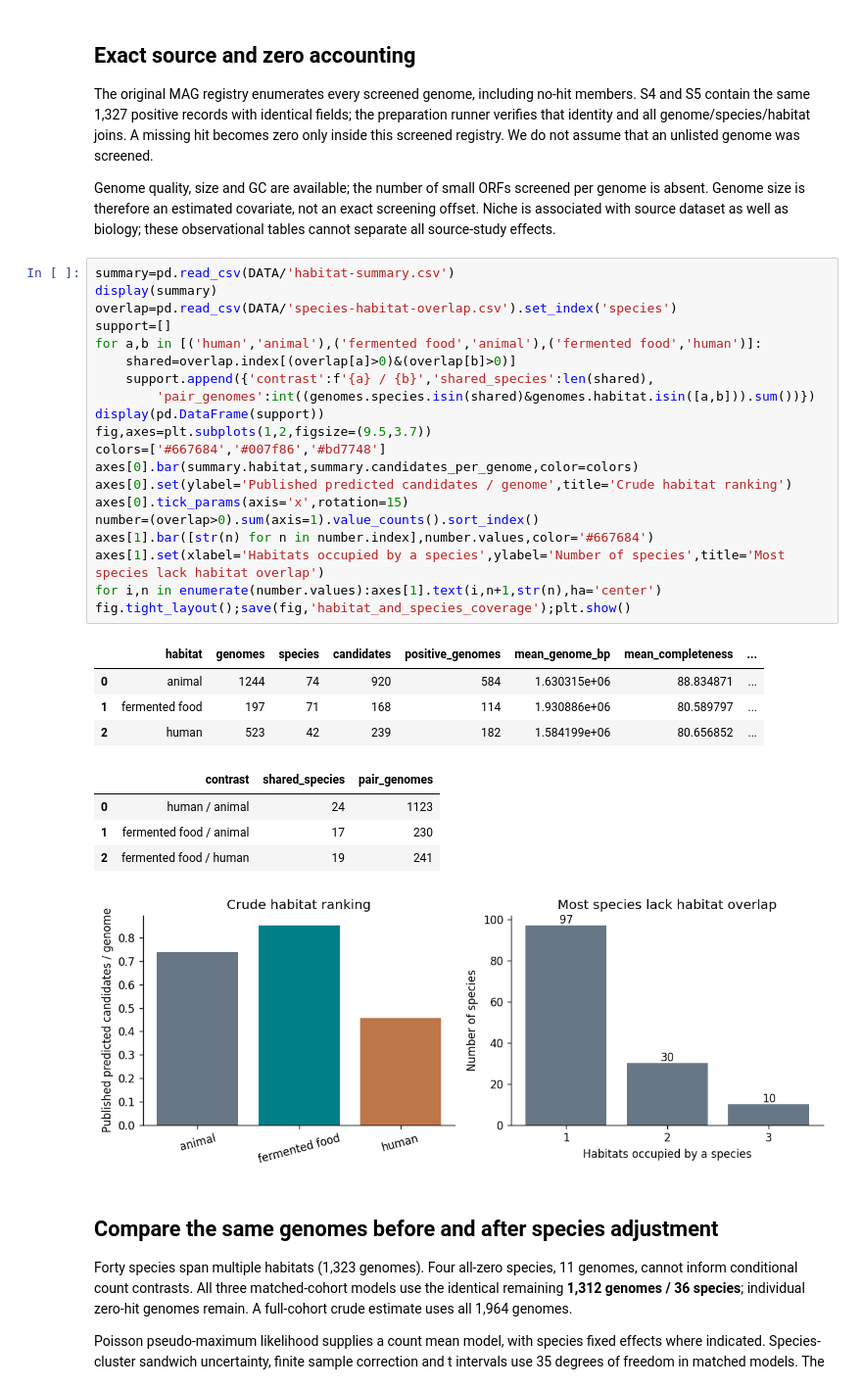
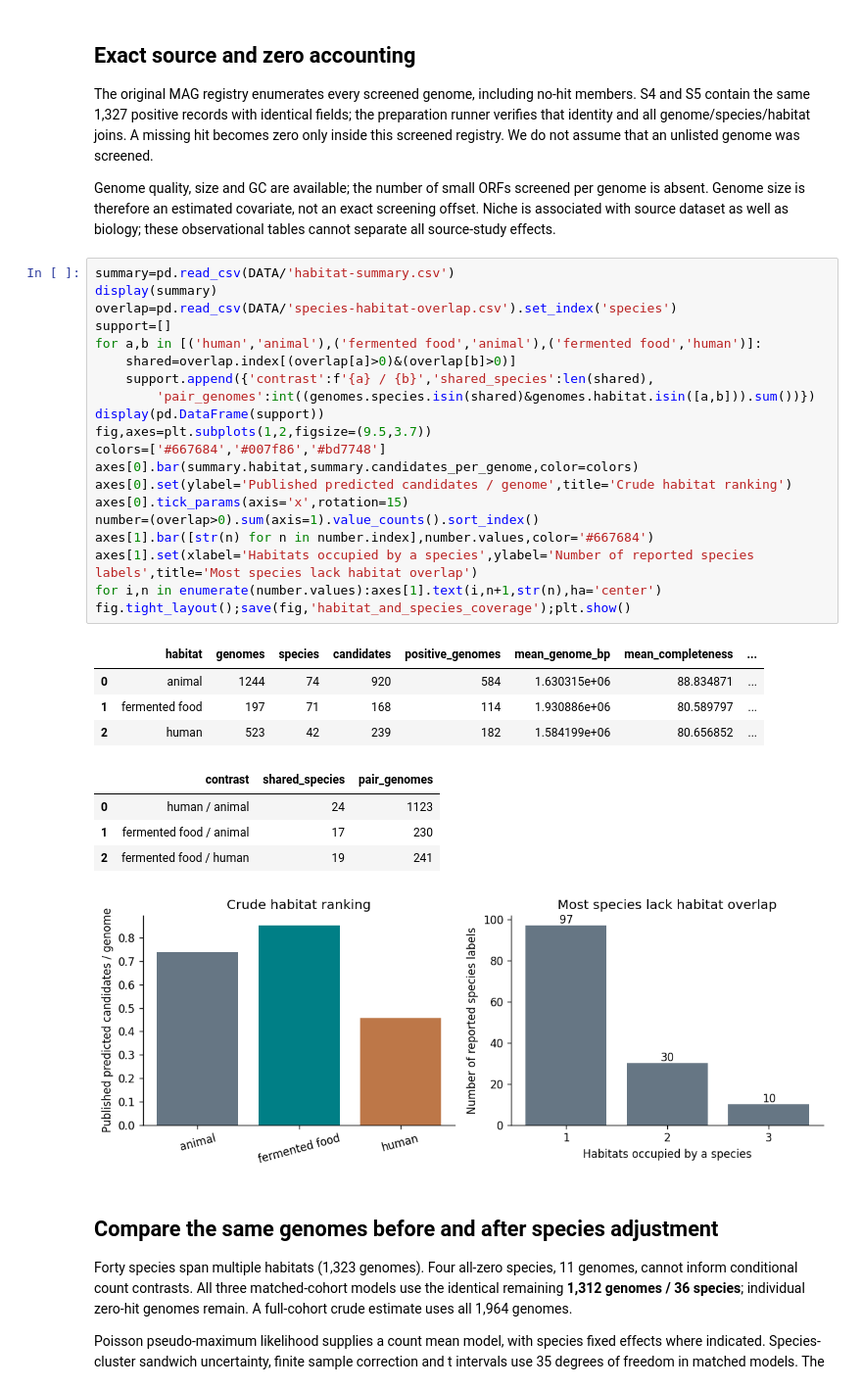
Before and after one commit to aarnavbhat23/genomespot-lens, a Jupyter notebook: notebooks/05_real_ecology_species_comparison.ipynb, the cells around one changed output. Shown at 98% size. Cells and saved outputs as stored; diff of their text form.

```diff
--- a/notebooks/05_real_ecology_species_comparison.ipynb
+++ b/notebooks/05_real_ecology_species_comparison.ipynb
@@ -64,33 +70,33 @@ these observational tables cannot separate all source-study effects.
 # %%
 summary=pd.read_csv(DATA/'habitat-summary.csv')
 display(summary)
 overlap=pd.read_csv(DATA/'species-habitat-overlap.csv').set_index('species')
 support=[]
 for a,b in [('human','animal'),('fermented food','animal'),('fermented food','human')]:
     shared=overlap.index[(overlap[a]>0)&(overlap[b]>0)]
     support.append({'contrast':f'{a} / {b}','shared_species':len(shared),
         'pair_genomes':int((genomes.species.isin(shared)&genomes.habitat.isin([a,b])).sum())})
 display(pd.DataFrame(support))
 fig,axes=plt.subplots(1,2,figsize=(9.5,3.7))
 colors=['#667684','#007f86','#bd7748']
 axes[0].bar(summary.habitat,summary.candidates_per_genome,color=colors)
 axes[0].set(ylabel='Published predicted candidates / genome',title='Crude habitat ranking')
 axes[0].tick_params(axis='x',rotation=15)
 number=(overlap>0).sum(axis=1).value_counts().sort_index()
 axes[1].bar([str(n) for n in number.index],number.values,color='#667684')
-axes[1].set(xlabel='Habitats occupied by a species',ylabel='Number of species',title='Most species lack habitat overlap')
+axes[1].set(xlabel='Habitats occupied by a species',ylabel='Number of reported species labels',title='Most species lack habitat overlap')
 for i,n in enumerate(number.values):axes[1].text(i,n+1,str(n),ha='center')
 fig.tight_layout();save(fig,'habitat_and_species_coverage');plt.show()
 # %% [output]
 |  | habitat | genomes | species | candidates | positive_genomes | mean_genome_bp | mean_completeness | ... |
 | 0 | animal | 1244 | 74 | 920 | 584 | 1.630315e+06 | 88.834871 | ... |
 | 1 | fermented food | 197 | 71 | 168 | 114 | 1.930886e+06 | 80.589797 | ... |
 | 2 | human | 523 | 42 | 239 | 182 | 1.584199e+06 | 80.656852 | ... |
 |  | contrast | shared_species | pair_genomes |
 | 0 | human / animal | 24 | 1123 |
 | 1 | fermented food / animal | 17 | 230 |
 | 2 | fermented food / human | 19 | 241 |
-[figure, old version]
+[figure, new version]
 # %% [markdown]
 ## Compare the same genomes before and after species adjustment
 
```
Also changed, not shown: parts of 2 cells of this notebook, 53 other files.
